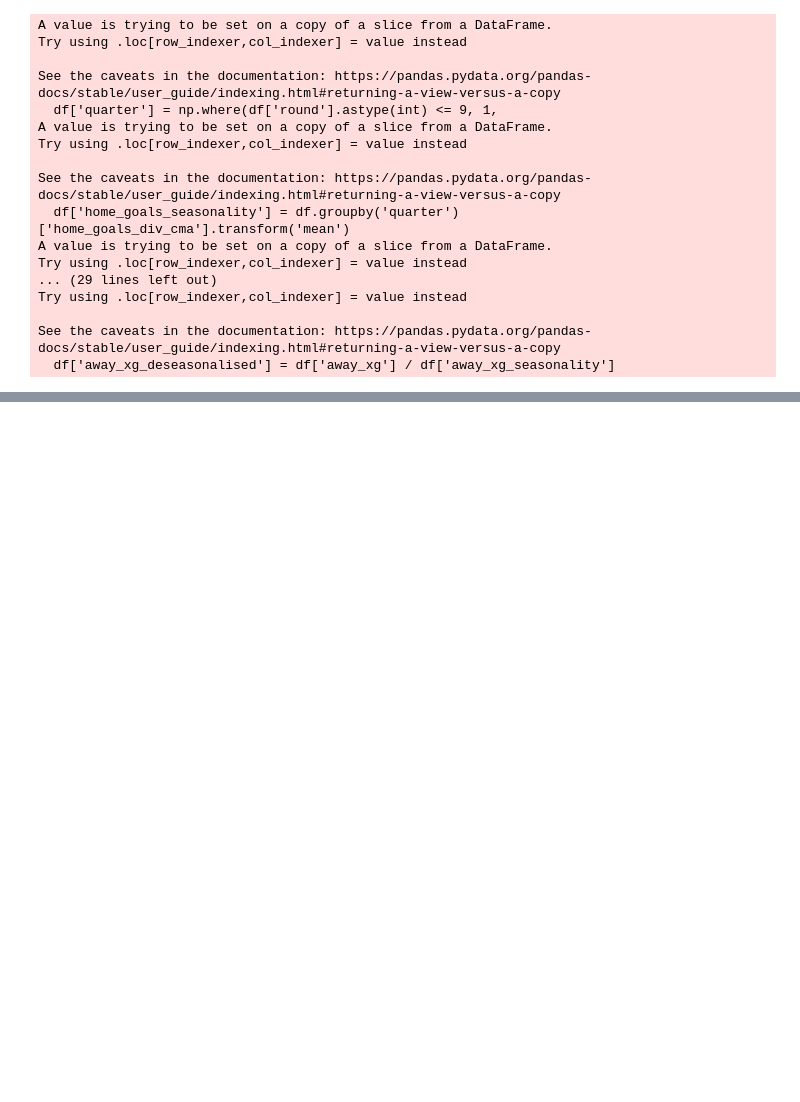
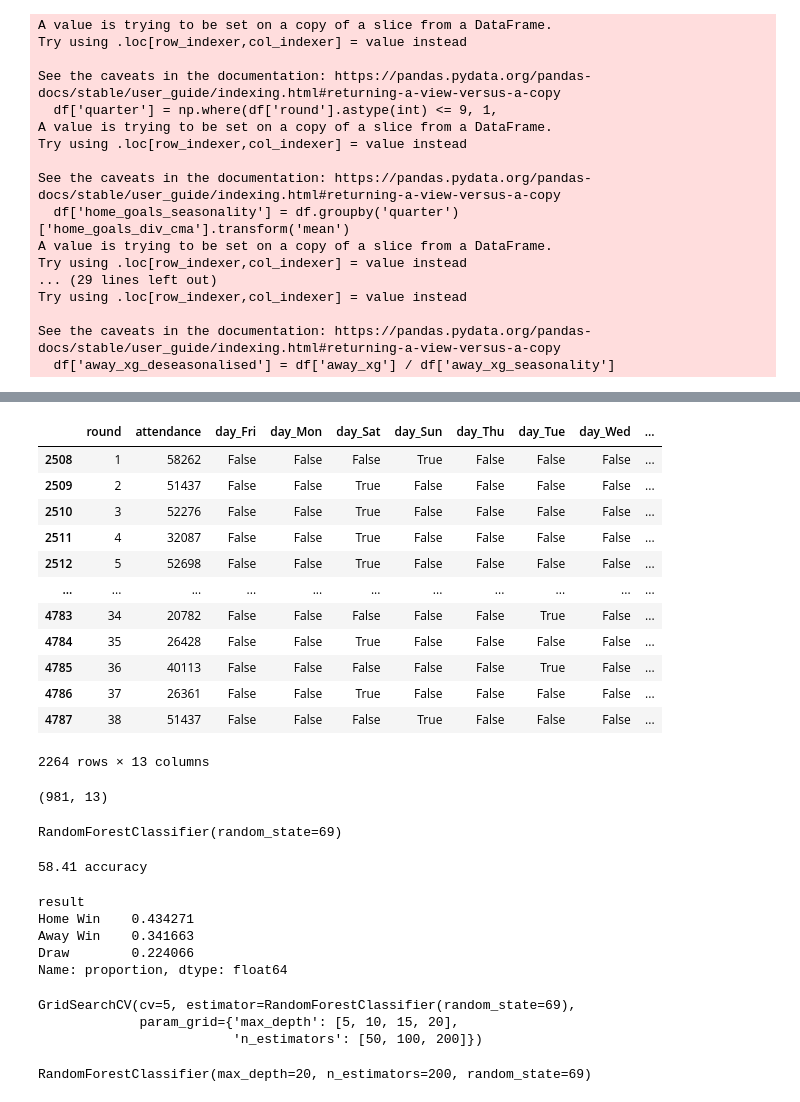
Before and after one commit to Brother-eww/premier_league_match_model, a Jupyter notebook: match_prediction_model.ipynb, the cells around one changed output, grey strips where cells are left out. Saved outputs shown, nothing was run; the diff lists cells and outputs as text; code cells hidden in the pictures; blank space fills up the shorter version.

```diff
--- a/match_prediction_model.ipynb
+++ b/match_prediction_model.ipynb
@@ -297,0 +313,8 @@ from sklearn.metrics import accuracy_score, confusion_matrix
+# %%
+features = [column for column in df.drop(columns=[
+    'date', 'time', 'referee', 'home_xg', 'away_xg','home_team', 'away_team', 'home_goals',
+    'away_goals', 'result', 'season', 'quarter', 'home_goals_cma', 'home_xg_cma',
+    'away_goals_cma', 'away_xg_cma', 'home_goals_div_cma', 'home_xg_div_cma',
+    'away_goals_div_cma', 'away_xg_div_cma', 'home_goals_seasonality', 'home_xg_seasonality',
+    'away_goals_seasonality', 'away_xg_seasonality', 'home_goals_deseasonalised',
+    'home_xg_deseasonalised', 'away_goals_deseasonalised', 'away_xg_deseasonalised'])]
@@ -297,0 +337,34 @@ from sklearn.metrics import accuracy_score, confusion_matrix
+# %%
+train_data = df[df['season'] <= 2022]
+test_data = df[df['season'] == 2023]
+
+X_train = train_data[features]
+y_train = train_data['result']
+
+X_test = test_data[features]
+y_test = test_data['result']
+# %%
+X_train
+# %% [output]
+|  | round | attendance | day_Fri | day_Mon | day_Sat | day_Sun | day_Thu | day_Tue | day_Wed | ... |
+| 2508 | 1 | 58262 | False | False | False | True | False | False | False | ... |
+| 2509 | 2 | 51437 | False | False | True | False | False | False | False | ... |
+| 2510 | 3 | 52276 | False | False | True | False | False | False | False | ... |
+| 2511 | 4 | 32087 | False | False | True | False | False | False | False | ... |
+| 2512 | 5 | 52698 | False | False | True | False | False | False | False | ... |
+| ... | ... | ... | ... | ... | ... | ... | ... | ... | ... | ... |
+| 4783 | 34 | 20782 | False | False | False | False | False | True | False | ... |
+| 4784 | 35 | 26428 | False | False | True | False | False | False | False | ... |
+| 4785 | 36 | 40113 | False | False | False | False | False | True | False | ... |
+| 4786 | 37 | 26361 | False | False | True | False | False | False | False | ... |
+| 4787 | 38 | 51437 | False | False | False | True | False | False | False | ... |
+2264 rows × 13 columns
+# %%
+X_test.shape
+# %% [output]
+(981, 13)
+# %%
+clf = RandomForestClassifier(random_state=69)
+clf.fit(X_train, y_train)
+# %% [output]
+RandomForestClassifier(random_state=69)
@@ -297,0 +373,30 @@ from sklearn.metrics import accuracy_score, confusion_matrix
+# %%
+print(f'{round((accuracy_score(y_test, predictions)*100), 2)}% accuracy')
+# %% [output]
+58.41 accuracy
+# %%
+df['result'].value_counts(normalize=True) # baseline model more accurate by 14%
+# %% [output]
+result
+Home Win    0.434271
+Away Win    0.341663
+Draw        0.224066
+Name: proportion, dtype: float64
+# %%
+from sklearn.model_selection import GridSearchCV
+
+param_grid = {
+    'n_estimators': [50, 100, 200],
+    'max_depth': [5, 10 , 15, 20]
+}
+
+grid_search = GridSearchCV(estimator=clf, param_grid=param_grid, cv=5)
+grid_search.fit(X_train, y_train)
+# %% [output]
+GridSearchCV(cv=5, estimator=RandomForestClassifier(random_state=69),
+             param_grid={'max_depth': [5, 10, 15, 20],
+                         'n_estimators': [50, 100, 200]})
+# %%
+grid_search.best_estimator_
+# %% [output]
+RandomForestClassifier(max_depth=20, n_estimators=200, random_state=69)
```
Also changed, not shown: parts of 15 cells of this notebook.
